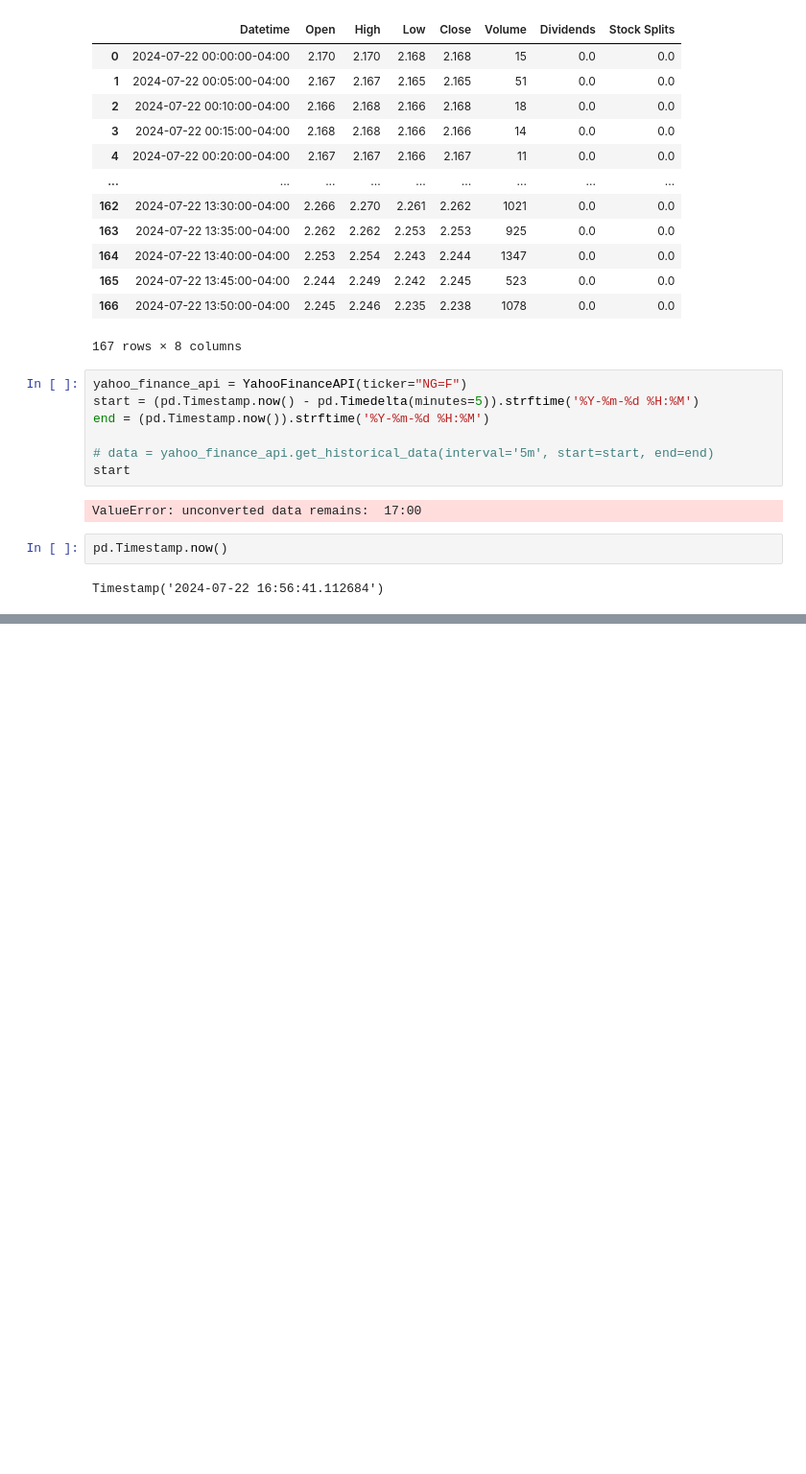
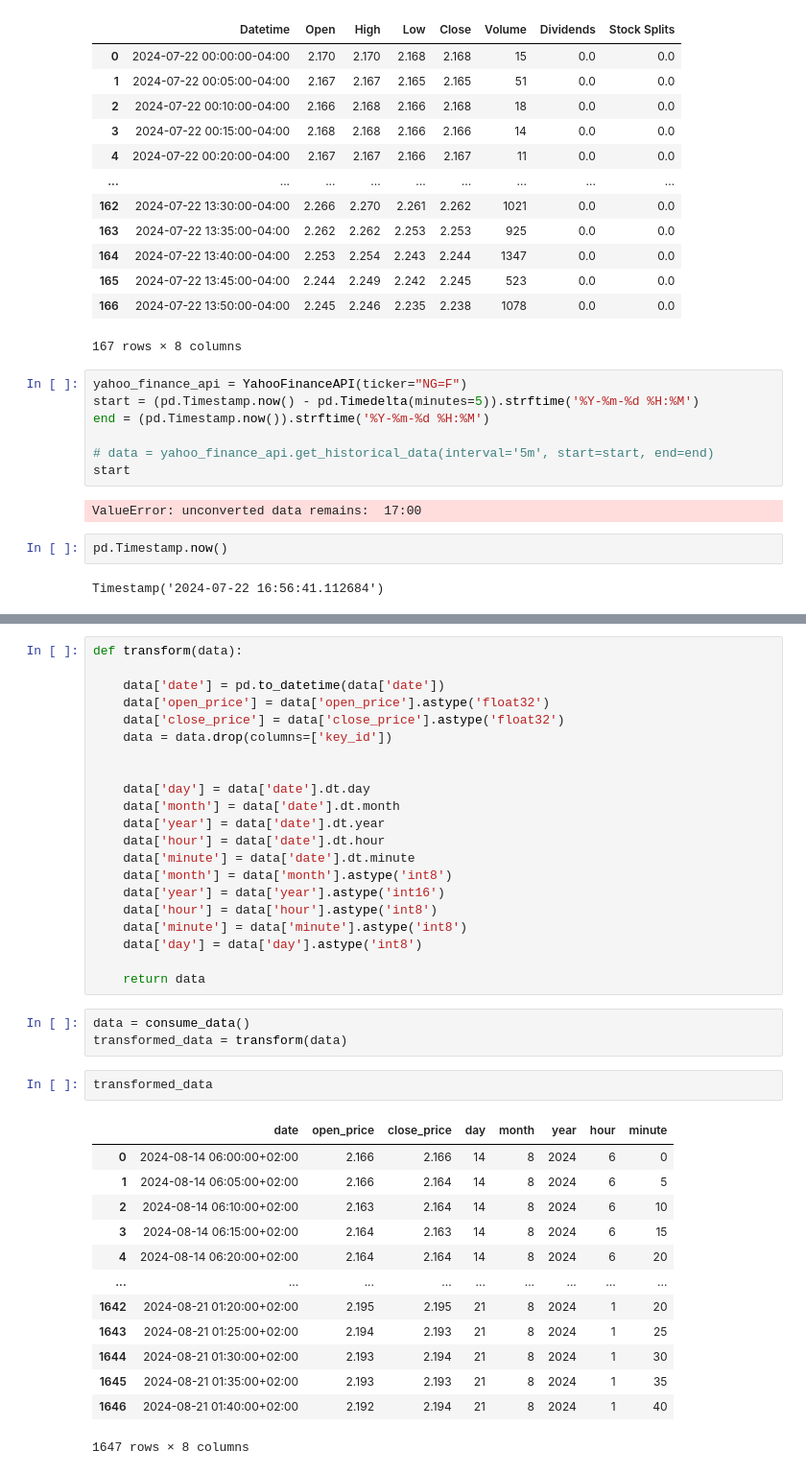
Before and after one commit to mohammadp1001/RenewableInsight, a Jupyter notebook: notebooks/yahoo.ipynb, the cells around one changed output, grey strips where cells are left out. Shown at 96% size. Cells and saved outputs as stored; diff of their text form; blank space fills up the shorter version.

```diff
--- a/notebooks/yahoo.ipynb
+++ b/notebooks/yahoo.ipynb
@@ -125,0 +193,40 @@ Timestamp('2024-07-22 16:56:41.112684')
+# %%
+def transform(data):
+
+    data['date'] = pd.to_datetime(data['date'])
+    data['open_price'] = data['open_price'].astype('float32')
+    data['close_price'] = data['close_price'].astype('float32')
+    data = data.drop(columns=['key_id'])
+
+
+    data['day'] = data['date'].dt.day
+    data['month'] = data['date'].dt.month
+    data['year'] = data['date'].dt.year
+    data['hour'] = data['date'].dt.hour
+    data['minute'] = data['date'].dt.minute
+    data['month'] = data['month'].astype('int8')
+    data['year'] = data['year'].astype('int16')
+    data['hour'] = data['hour'].astype('int8')
+    data['minute'] = data['minute'].astype('int8')
+    data['day'] = data['day'].astype('int8')
+
+    return data
+# %%
+data = consume_data()
+transformed_data = transform(data)
+# %%
+transformed_data
+# %% [output]
+|  | date | open_price | close_price | day | month | year | hour | minute |
+| 0 | 2024-08-14 06:00:00+02:00 | 2.166 | 2.166 | 14 | 8 | 2024 | 6 | 0 |
+| 1 | 2024-08-14 06:05:00+02:00 | 2.166 | 2.164 | 14 | 8 | 2024 | 6 | 5 |
+| 2 | 2024-08-14 06:10:00+02:00 | 2.163 | 2.164 | 14 | 8 | 2024 | 6 | 10 |
+| 3 | 2024-08-14 06:15:00+02:00 | 2.164 | 2.163 | 14 | 8 | 2024 | 6 | 15 |
+| 4 | 2024-08-14 06:20:00+02:00 | 2.164 | 2.164 | 14 | 8 | 2024 | 6 | 20 |
+| ... | ... | ... | ... | ... | ... | ... | ... | ... |
+| 1642 | 2024-08-21 01:20:00+02:00 | 2.195 | 2.195 | 21 | 8 | 2024 | 1 | 20 |
+| 1643 | 2024-08-21 01:25:00+02:00 | 2.194 | 2.193 | 21 | 8 | 2024 | 1 | 25 |
+| 1644 | 2024-08-21 01:30:00+02:00 | 2.193 | 2.194 | 21 | 8 | 2024 | 1 | 30 |
+| 1645 | 2024-08-21 01:35:00+02:00 | 2.193 | 2.193 | 21 | 8 | 2024 | 1 | 35 |
+| 1646 | 2024-08-21 01:40:00+02:00 | 2.192 | 2.194 | 21 | 8 | 2024 | 1 | 40 |
+1647 rows × 8 columns
```
Also changed, not shown: parts of 14 cells of this notebook, 4 other files.
